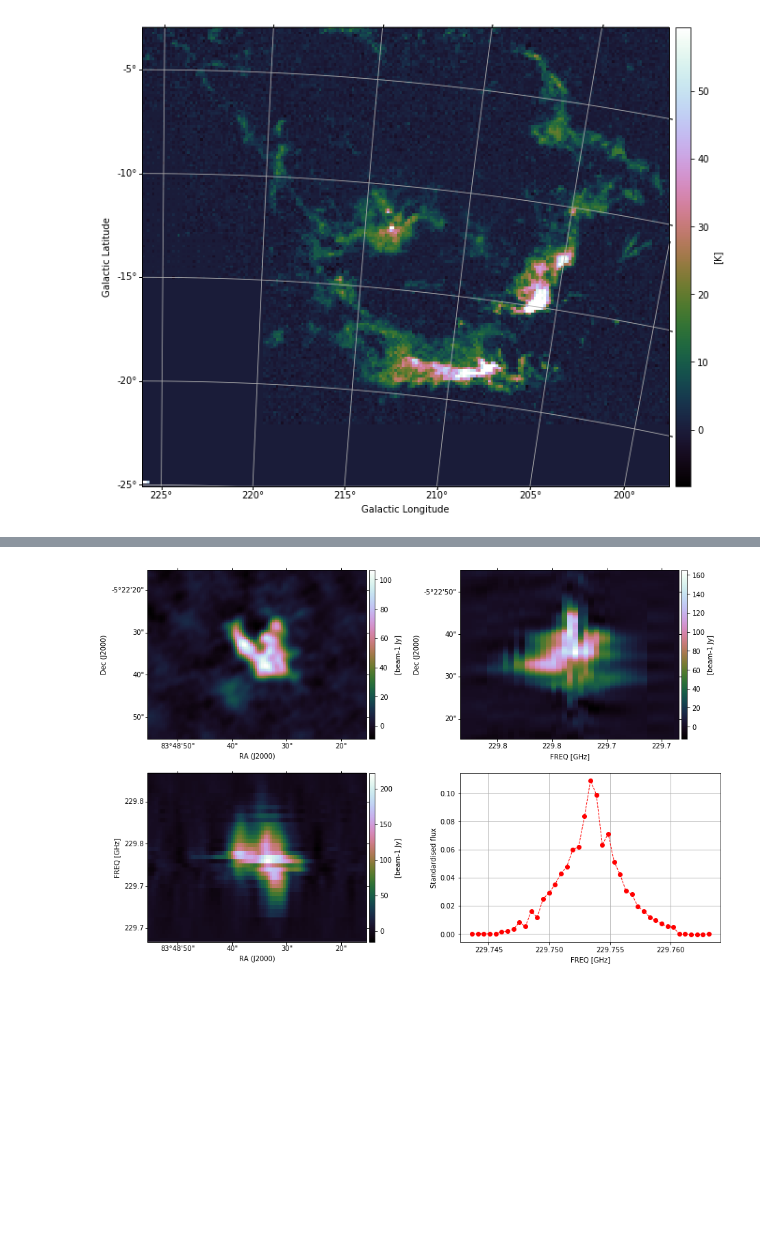
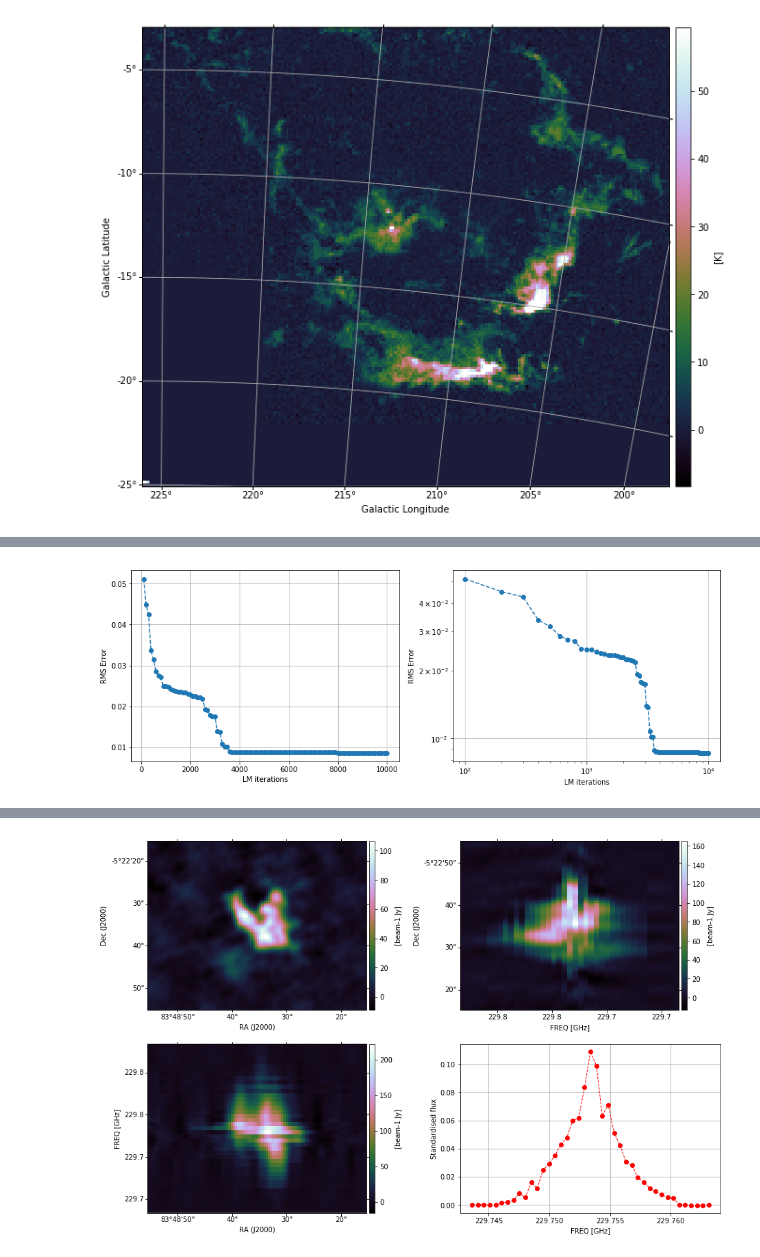
Before and after one commit to mavillan/HDMClouds, a Jupyter notebook: notebooks/exp-LM.ipynb, the cells around one changed output, grey strips where cells are left out. Cells and saved outputs as stored; diff of their text form; code cells hidden in the pictures; blank space fills up the shorter version.

```diff
--- a/notebooks/exp-LM.ipynb
+++ b/notebooks/exp-LM.ipynb
@@ -208,0 +249,19 @@ FITS not compatible with SpectralCube, loaded with AstroPy.
+# %%
+_rms_errors = makeup(rms_errors)
+_inf_errors = makeup(inf_errors)
+# %%
+plt.figure(figsize=(15,5))
+plt.subplot(1,2,1)
+plt.plot(lm_iterations, _rms_errors, "o--")
+plt.xlabel("LM iterations")
+plt.ylabel("RMS Error")
+plt.grid()
+
+plt.subplot(1,2,2)
+plt.loglog(lm_iterations, _rms_errors, "o--")
+plt.grid()
+plt.xlabel("LM iterations")
+plt.ylabel("RMS Error")
+plt.show()
+# %% [output]
+[figure, added]
```
Also changed, not shown: parts of 17 cells of this notebook.
